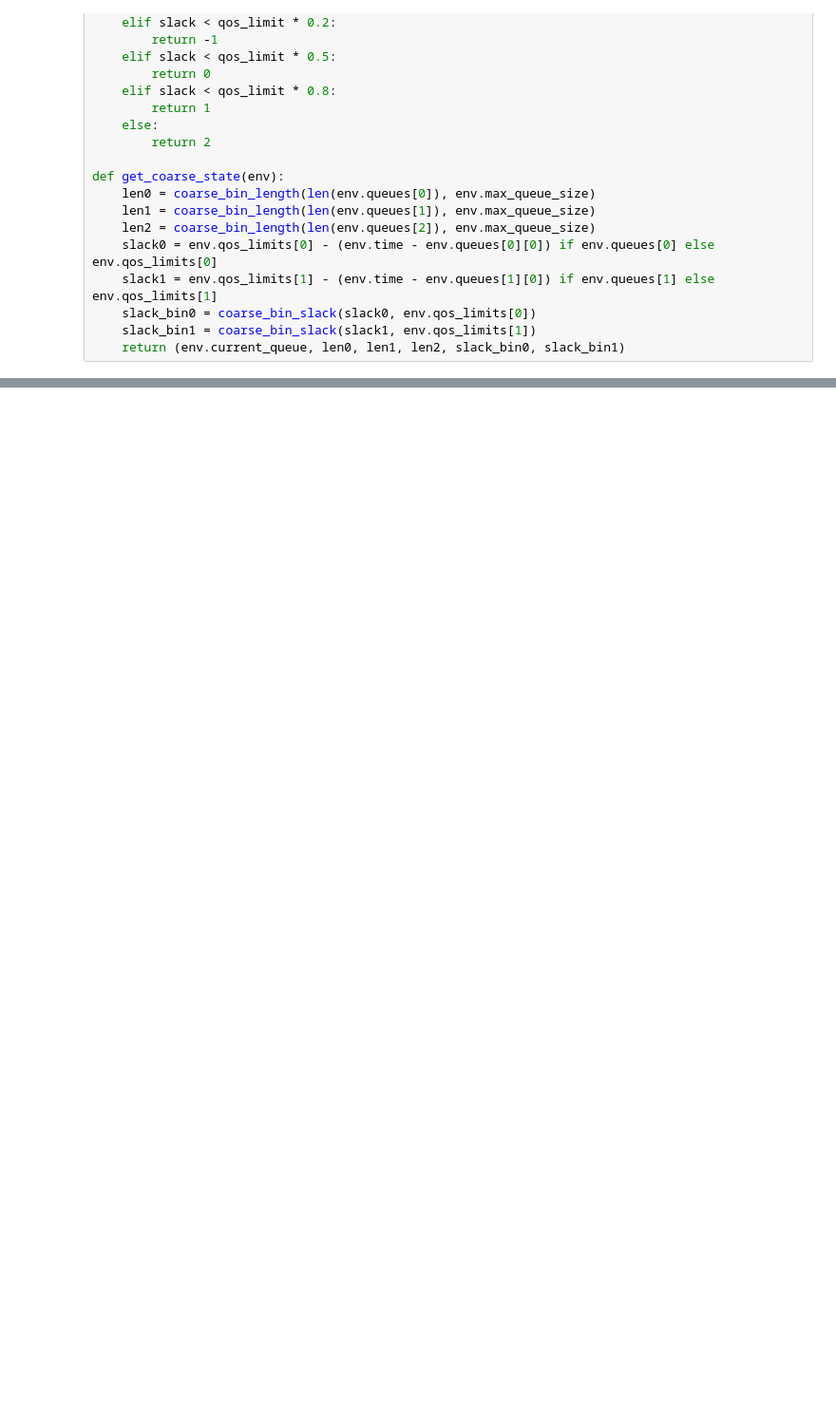
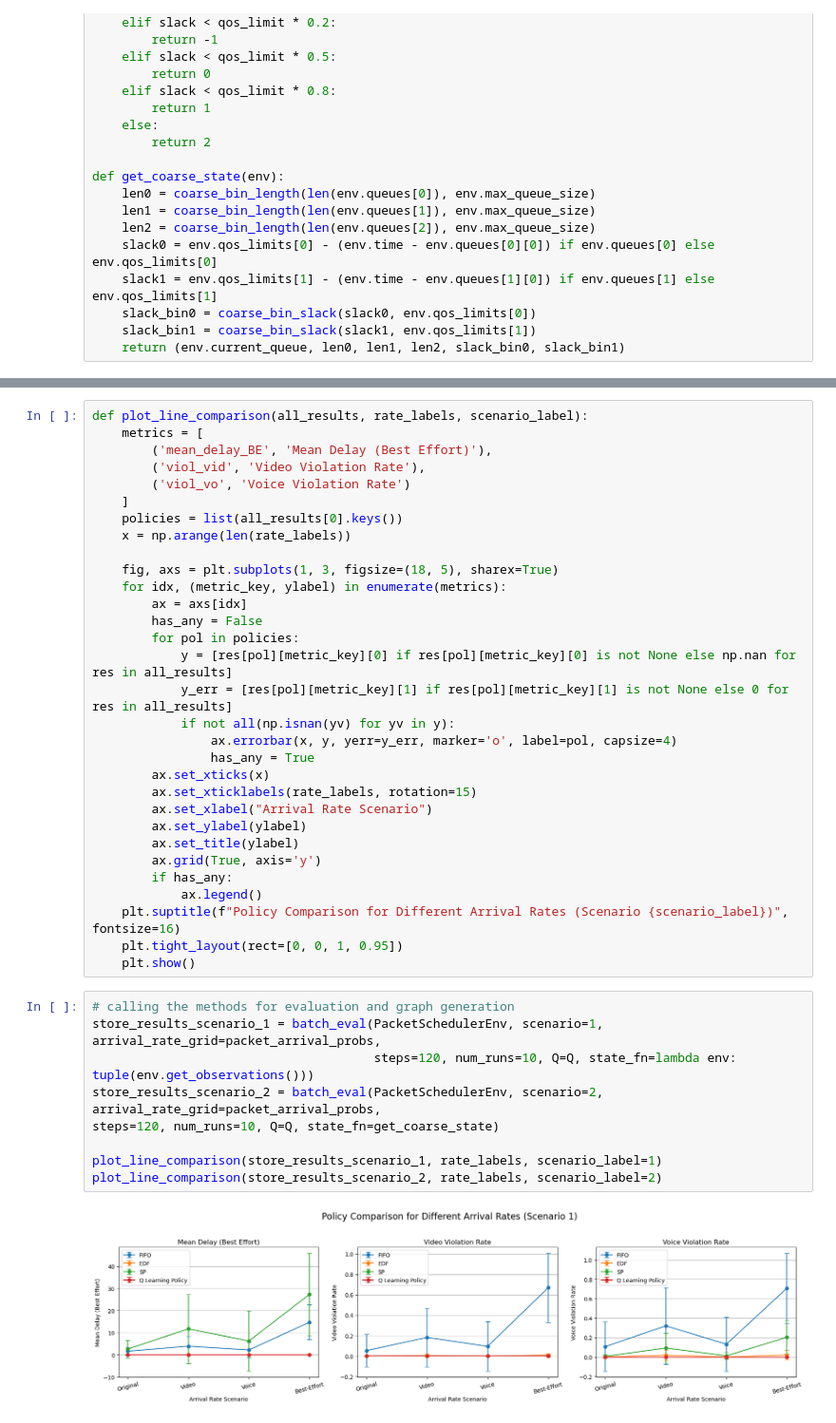
Before and after one commit to Tanjim-5125/packet_scheduling_A2_32, a Jupyter notebook: assingment2_packet_scheduler.ipynb, the cells around one changed output, grey strips where cells are left out. Shown: that part at 95% size. Cells and saved outputs as stored; diff of their text form; blank space fills up the shorter version.

```diff
--- a/assingment2_packet_scheduler.ipynb
+++ b/assingment2_packet_scheduler.ipynb
@@ -657,0 +797,42 @@ Trained Q-Learning policy results scenario 2
+# %%
+def plot_line_comparison(all_results, rate_labels, scenario_label):
+    metrics = [
+        ('mean_delay_BE', 'Mean Delay (Best Effort)'),
+        ('viol_vid', 'Video Violation Rate'),
+        ('viol_vo', 'Voice Violation Rate')
+    ]
+    policies = list(all_results[0].keys())
+    x = np.arange(len(rate_labels))
+
+    fig, axs = plt.subplots(1, 3, figsize=(18, 5), sharex=True)
+    for idx, (metric_key, ylabel) in enumerate(metrics):
+        ax = axs[idx]
+        has_any = False
+        for pol in policies:
+            y = [res[pol][metric_key][0] if res[pol][metric_key][0] is not None else np.nan for res in all_results]
+            y_err = [res[pol][metric_key][1] if res[pol][metric_key][1] is not None else 0 for res in all_results]
+            if not all(np.isnan(yv) for yv in y):
+                ax.errorbar(x, y, yerr=y_err, marker='o', label=pol, capsize=4)
+                has_any = True
+        ax.set_xticks(x)
+        ax.set_xticklabels(rate_labels, rotation=15)
+        ax.set_xlabel("Arrival Rate Scenario")
+        ax.set_ylabel(ylabel)
+        ax.set_title(ylabel)
+        ax.grid(True, axis='y')
+        if has_any:
+            ax.legend()
+    plt.suptitle(f"Policy Comparison for Different Arrival Rates (Scenario {scenario_label})", fontsize=16)
+    plt.tight_layout(rect=[0, 0, 1, 0.95])
+    plt.show()
+# %%
+# calling the methods for evaluation and graph generation
+store_results_scenario_1 = batch_eval(PacketSchedulerEnv, scenario=1, arrival_rate_grid=packet_arrival_probs,
+                                      steps=120, num_runs=10, Q=Q, state_fn=lambda env: tuple(env.get_observations()))
+store_results_scenario_2 = batch_eval(PacketSchedulerEnv, scenario=2, arrival_rate_grid=packet_arrival_probs,
+steps=120, num_runs=10, Q=Q, state_fn=get_coarse_state)
+
+plot_line_comparison(store_results_scenario_1, rate_labels, scenario_label=1)
+plot_line_comparison(store_results_scenario_2, rate_labels, scenario_label=2)
+# %% [output]
+[figure, added]
```
Also changed, not shown: parts of 17 cells of this notebook.
